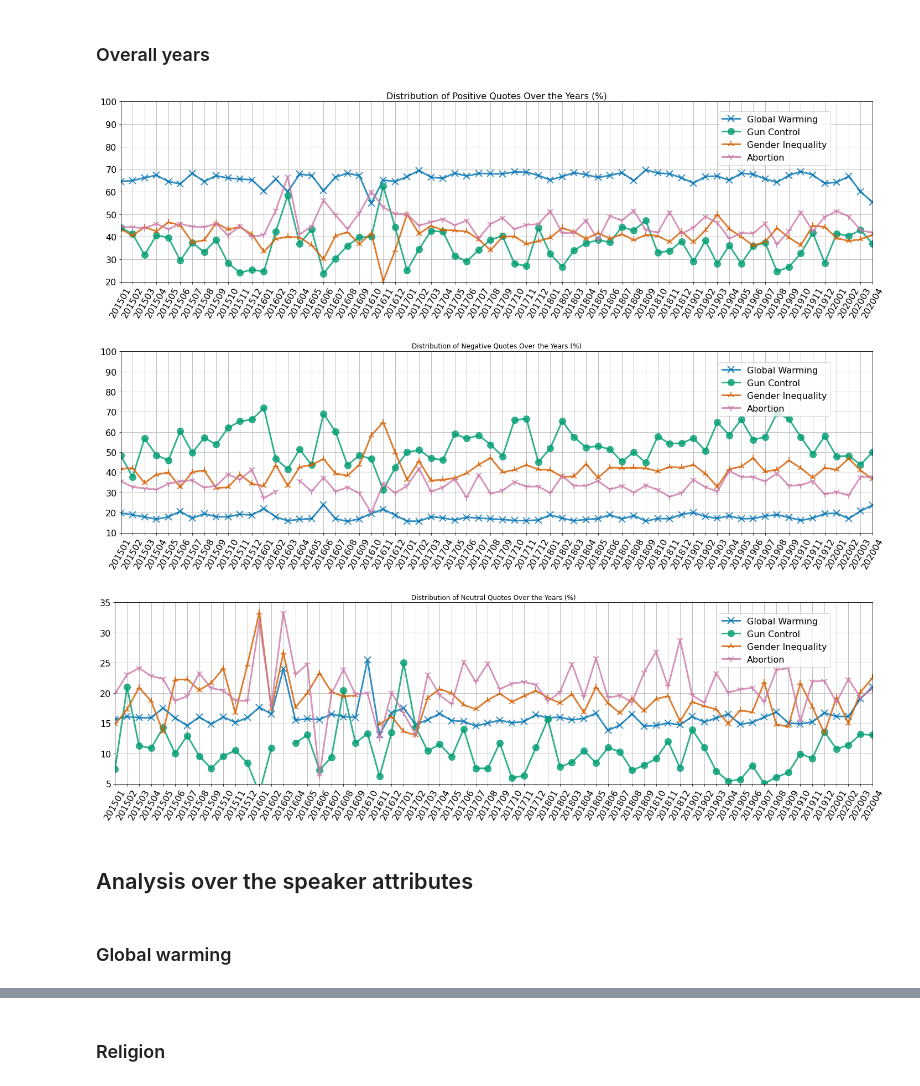
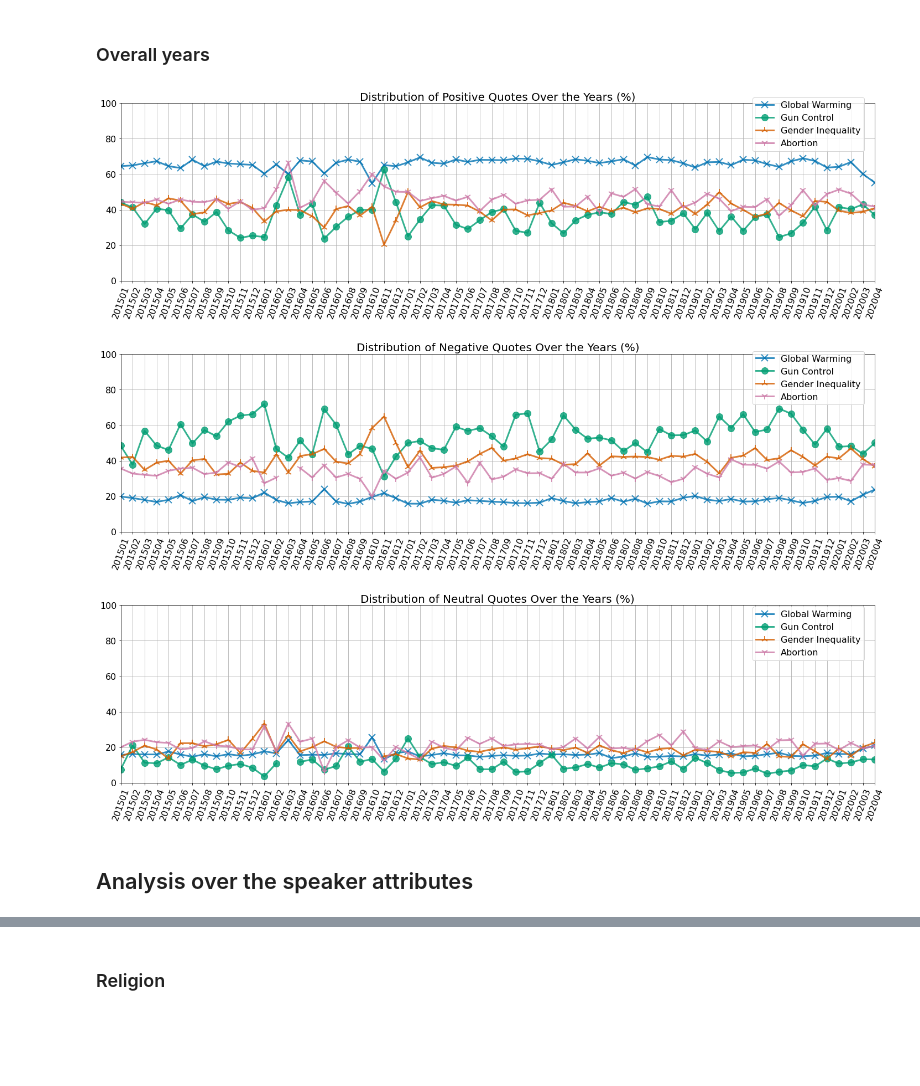
Before and after one commit to epfl-ada/ada-2021-project-272, a Jupyter notebook: Project.ipynb, the cells around one changed output, grey strips where cells are left out. Drawn from its saved outputs; the diff is of its cells as text; code cells hidden in the pictures; blank space fills up the shorter version.

```diff
--- a/Project.ipynb
+++ b/Project.ipynb
@@ -711,46 +726,51 @@ gc_sent.groupby('year').count()
 # %% [markdown]
 ### Overall years
 # %%
-plt.figure(figsize=(20,6))
+# Plot the frequency of the positive quotes for each topic per month/year
+fig = plt.figure(figsize=(20,6))
 plt.plot(100*positive_gw.groupby('year-month').count()['quotation']/gw_sent.groupby('year-month').count()['quotation'], linewidth=3, label = 'Global Warming', alpha = 0.8, marker = 'x', markersize=12, markeredgewidth =2)
 plt.plot(100*positive_gc.groupby('year-month').count()['quotation']/gc_sent.groupby('year-month').count()['quotation'], linewidth=3, label = 'Gun Control', alpha = 0.8,marker = 'o', markersize=12)
 plt.plot(100*positive_gi.groupby('year-month').count()['quotation']/gi_sent.groupby('year-month').count()['quotation'], linewidth=3, label = 'Gender Inequality', alpha = 0.8, marker = '2', markersize=12, markeredgewidth =2)
 plt.plot(100*positive_ab.groupby('year-month').count()['quotation']/ab_sent.groupby('year-month').count()['quotation'], linewidth=3, label = 'Abortion', alpha = 0.8, marker='1', markersize=12, markeredgewidth =2)
-plt.title('Distribution of Positive Quotes Over the Years (%)', fontsize=16)
+plt.title('Distribution of Positive Quotes Over the Years (%)', fontsize=20)
 plt.grid()
 
 plt.xlim(['201501','202004'])
-plt.xticks(rotation=60)
-plt.ylim([20,100])
+plt.xticks(rotation=70)
+plt.ylim([0,100])
 
 # this controls where you put the legend with bbox_to_anchor
-plt.figlegend(ncol = 1,loc = 1, fontsize = 16, bbox_to_anchor=(0.43, 0.41, 0.5, 0.5), numpoints = 1)
+plt.figlegend(ncol = 1,loc = 1, fontsize = 16, bbox_to_anchor=(0.47, 0.46, 0.5, 0.5), numpoints = 1)
 
 # this controls the grid labels size
 plt.tick_params(axis='both', which='major', labelsize=16)
 
 # this makes the plot tight
 plt.tight_layout()
 
 None
+
+# Save figure
+fig.savefig('Figures/pos_quotes_per_year.jpeg', dpi=200)
+fig.savefig('Figures/pos_quotes_per_year.pdf')
 # %% [output]
-[figure, old version]
+[figure, new version]
 # %%
-plt.figure(figsize=(20,6))
+# Plot the frequency of the negative quotes for each topic per month/year
+fig = plt.figure(figsize=(20,6))
 plt.plot(100*negative_gw.groupby('year-month').count()['quotation']/gw_sent.groupby('year-month').count()['quotation'], linewidth=3, label = 'Global Warming', alpha = 0.8, marker = 'x', markersize=12, markeredgewidth =2)
 plt.plot(100*negative_gc.groupby('year-month').count()['quotation']/gc_sent.groupby('year-month').count()['quotation'], linewidth=3, label = 'Gun Control', alpha = 0.8 ,marker = 'o', markersize=12)
 plt.plot(100*negative_gi.groupby('year-month').count()['quotation']/gi_sent.groupby('year-month').count()['quotation'], linewidth=3, label = 'Gender Inequality', alpha = 0.8,  marker = '2', markersize=12, markeredgewidth =2)
 plt.plot(100*negative_ab.groupby('year-month').count()['quotation']/ab_sent.groupby('year-month').count()['quotation'], linewidth=3, label = 'Abortion', alpha = 0.8,  marker = '1', markersize=12, markeredgewidth =2)
-plt.title('Distribution of Negative Quotes Over the Years (%)')
+plt.title('Distribution of Negative Quotes Over the Years (%)', fontsize = 20)
 plt.grid()
-plt.ylim([10,100])
+plt.ylim([0,100])
 plt.xlim(['201501','202004'])
 
-plt.xticks(rotation=60)
-
+plt.xticks(rotation=70)
 
 # this controls where you put the legend with bbox_to_anchor
-plt.figlegend(ncol = 1,loc = 1, fontsize = 16, bbox_to_anchor=(0.43, 0.41, 0.5, 0.5), numpoints=1)
+plt.figlegend(ncol = 1,loc = 1, fontsize = 16, bbox_to_anchor=(0.47, 0.45, 0.5, 0.5), numpoints=1)
 
 # this controls the grid labels size
 plt.tick_params(axis='both', which='major', labelsize=16)
@@ -759,22 +779,28 @@ plt.tick_params(axis='both', which='major', labelsize=16)
 plt.tight_layout()
 
 None
+
+# Save figure
+fig.savefig('Figures/neg_quotes_per_year.jpeg', dpi=200)
+fig.savefig('Figures/neg_quotes_per_year.pdf')
 # %% [output]
-[figure, old version]
+[figure, new version]
 # %%
-plt.figure(figsize=(20,6))
+# Plot the frequency of the neutral quotes for each topic per month/year
+fig = plt.figure(figsize=(20,6))
 plt.plot(100*neutral_gw.groupby('year-month').count()['quotation']/gw_sent.groupby('year-month').count()['quotation'], linewidth=3, label = 'Global Warming', alpha = 0.8, marker = 'x', markersize=12, markeredgewidth =2)
 plt.plot(100*neutral_gc.groupby('year-month').count()['quotation']/gc_sent.groupby('year-month').count()['quotation'], linewidth=3, label = 'Gun Control', alpha = 0.8 ,marker = 'o', markersize=12)
 plt.plot(100*neutral_gi.groupby('year-month').count()['quotation']/gi_sent.groupby('year-month').count()['quotation'], linewidth=3, label = 'Gender Inequality', alpha = 0.8,  marker = '2', markersize=12, markeredgewidth =2)
 plt.plot(100*neutral_ab.groupby('year-month').count()['quotation']/ab_sent.groupby('year-month').count()['quotation'], linewidth=3, label = 'Abortion', alpha = 0.8,  marker = '1', markersize=12, markeredgewidth =2)
-plt.title('Distribution of Neutral Quotes Over the Years (%)')
+
+plt.title('Distribution of Neutral Quotes Over the Years (%)', fontsize = 20)
 plt.grid()
-plt.ylim([5,35])
+plt.ylim([0,100])
 plt.xlim(['201501','202004'])
-plt.xticks(rotation=60)
+plt.xticks(rotation=70)
 
 # this controls where you put the legend with bbox_to_anchor
-plt.figlegend(ncol = 1,loc = 1, fontsize = 16, bbox_to_anchor=(0.43, 0.41, 0.5, 0.5), numpoints=1)
+plt.figlegend(ncol = 1,loc = 1, fontsize = 16, bbox_to_anchor=(0.47, 0.43, 0.5, 0.5), numpoints=1)
 
 # this controls the grid labels size
 plt.tick_params(axis='both', which='major', labelsize=16)
@@ -782,8 +808,12 @@ plt.tick_params(axis='both', which='major', labelsize=16)
 # this makes the plot tight
 plt.tight_layout()
 None
+
+# Save figure
+fig.savefig('Figures/neu_quotes_per_year.jpeg', dpi=200)
+fig.savefig('Figures/neu_quotes_per_year.pdf')
 # %% [output]
-[figure, old version]
+[figure, new version]
 # %% [markdown]
 ## Analysis over the speaker attributes
 # %%
@@ -792,5 +822,3 @@ gw_at=gw.merge(gw_sent[['quotation', 'speaker','positive scores', 'negative scor
 gi_at=gi.merge(gi_sent[['quotation', 'speaker','positive scores', 'negative scores', 'compound scores']],how='left',left_on=['quotation','speaker'],right_on=['quotation','speaker']).copy()
 gc_at=gc.merge(gc_sent[['quotation', 'speaker','positive scores', 'negative scores', 'compound scores']],how='left',left_on=['quotation','speaker'],right_on=['quotation','speaker']).copy()
 ab_at=ab.merge(ab_sent[['quotation', 'speaker','positive scores', 'negative scores', 'compound scores']],how='left',left_on=['quotation','speaker'],right_on=['quotation','speaker']).copy()
-# %% [markdown]
-### Global warming
```
Also changed, not shown: parts of 58 cells of this notebook.
